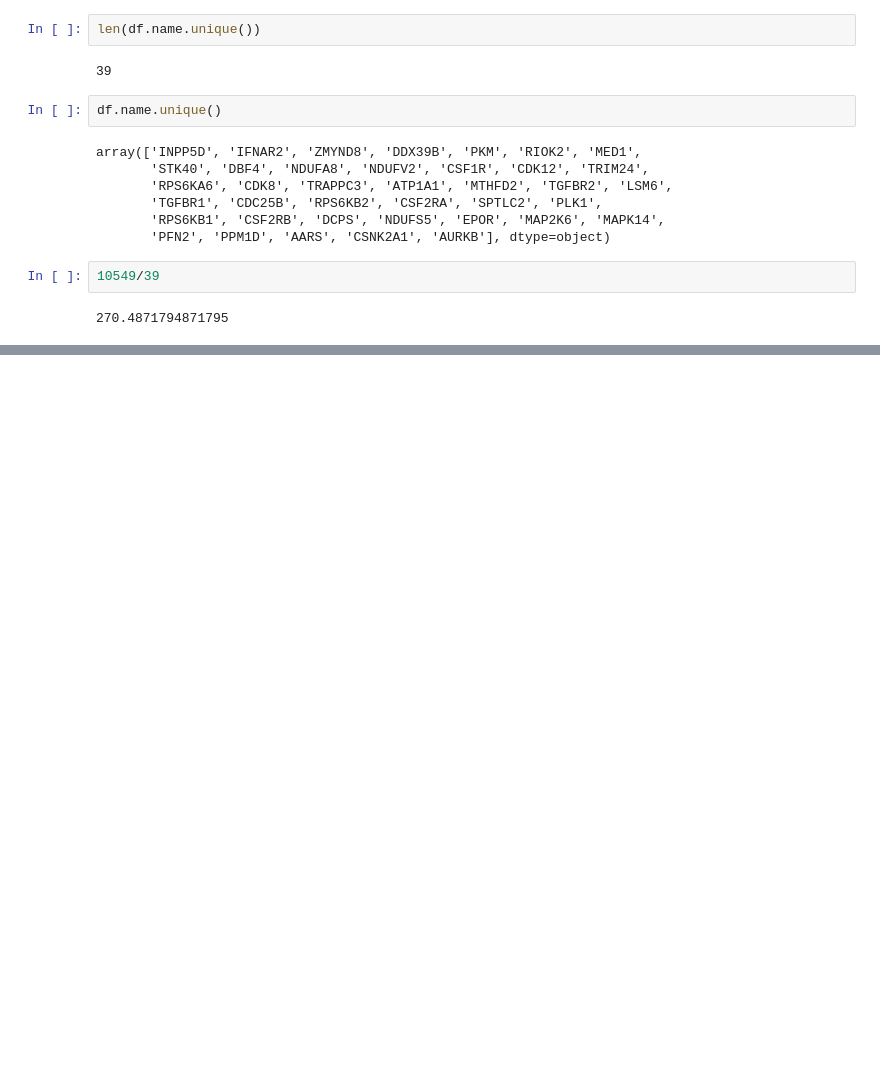
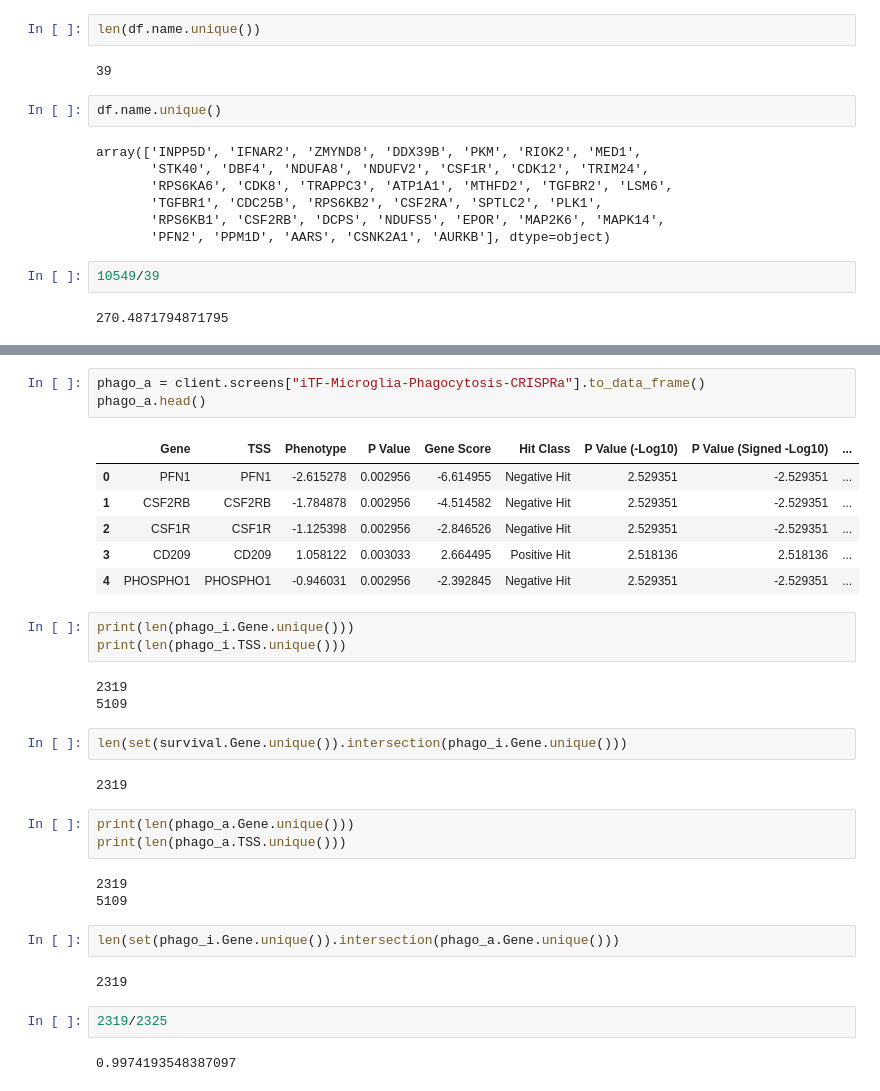
Before and after one commit to zzheng18/microglia, a Jupyter notebook: process_data/ipsc_data.ipynb, the cells around one changed output, grey strips where cells are left out. Drawn from its saved outputs; the diff is of its cells as text; blank space fills up the shorter version.

```diff
--- a/process_data/ipsc_data.ipynb
+++ b/process_data/ipsc_data.ipynb
@@ -58,0 +100,34 @@ array(['INPP5D', 'IFNAR2', 'ZMYND8', 'DDX39B', 'PKM', 'RIOK2', 'MED1',
+# %%
+phago_a = client.screens["iTF-Microglia-Phagocytosis-CRISPRa"].to_data_frame()
+phago_a.head()
+# %% [output]
+|  | Gene | TSS | Phenotype | P Value | Gene Score | Hit Class | P Value (-Log10) | P Value (Signed -Log10) | ... |
+| 0 | PFN1 | PFN1 | -2.615278 | 0.002956 | -6.614955 | Negative Hit | 2.529351 | -2.529351 | ... |
+| 1 | CSF2RB | CSF2RB | -1.784878 | 0.002956 | -4.514582 | Negative Hit | 2.529351 | -2.529351 | ... |
+| 2 | CSF1R | CSF1R | -1.125398 | 0.002956 | -2.846526 | Negative Hit | 2.529351 | -2.529351 | ... |
+| 3 | CD209 | CD209 | 1.058122 | 0.003033 | 2.664495 | Positive Hit | 2.518136 | 2.518136 | ... |
+| 4 | PHOSPHO1 | PHOSPHO1 | -0.946031 | 0.002956 | -2.392845 | Negative Hit | 2.529351 | -2.529351 | ... |
+# %%
+print(len(phago_i.Gene.unique()))
+print(len(phago_i.TSS.unique()))
+# %% [output]
+2319
+5109
+# %%
+len(set(survival.Gene.unique()).intersection(phago_i.Gene.unique()))
+# %% [output]
+2319
+# %%
+print(len(phago_a.Gene.unique()))
+print(len(phago_a.TSS.unique()))
+# %% [output]
+2319
+5109
+# %%
+len(set(phago_i.Gene.unique()).intersection(phago_a.Gene.unique()))
+# %% [output]
+2319
+# %%
+2319/2325
+# %% [output]
+0.9974193548387097
```
Also changed, not shown: parts of 14 cells of this notebook, 4 other files.
